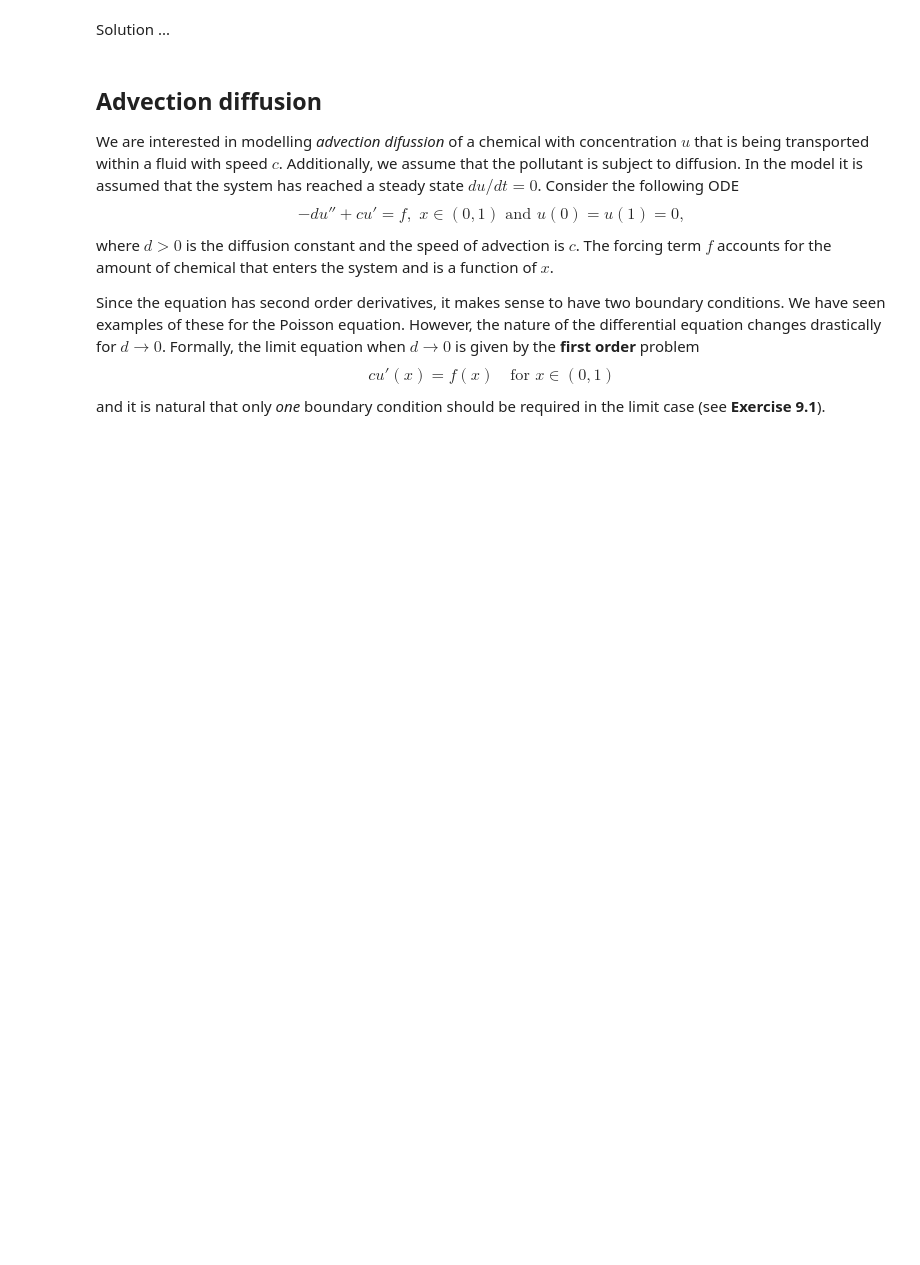
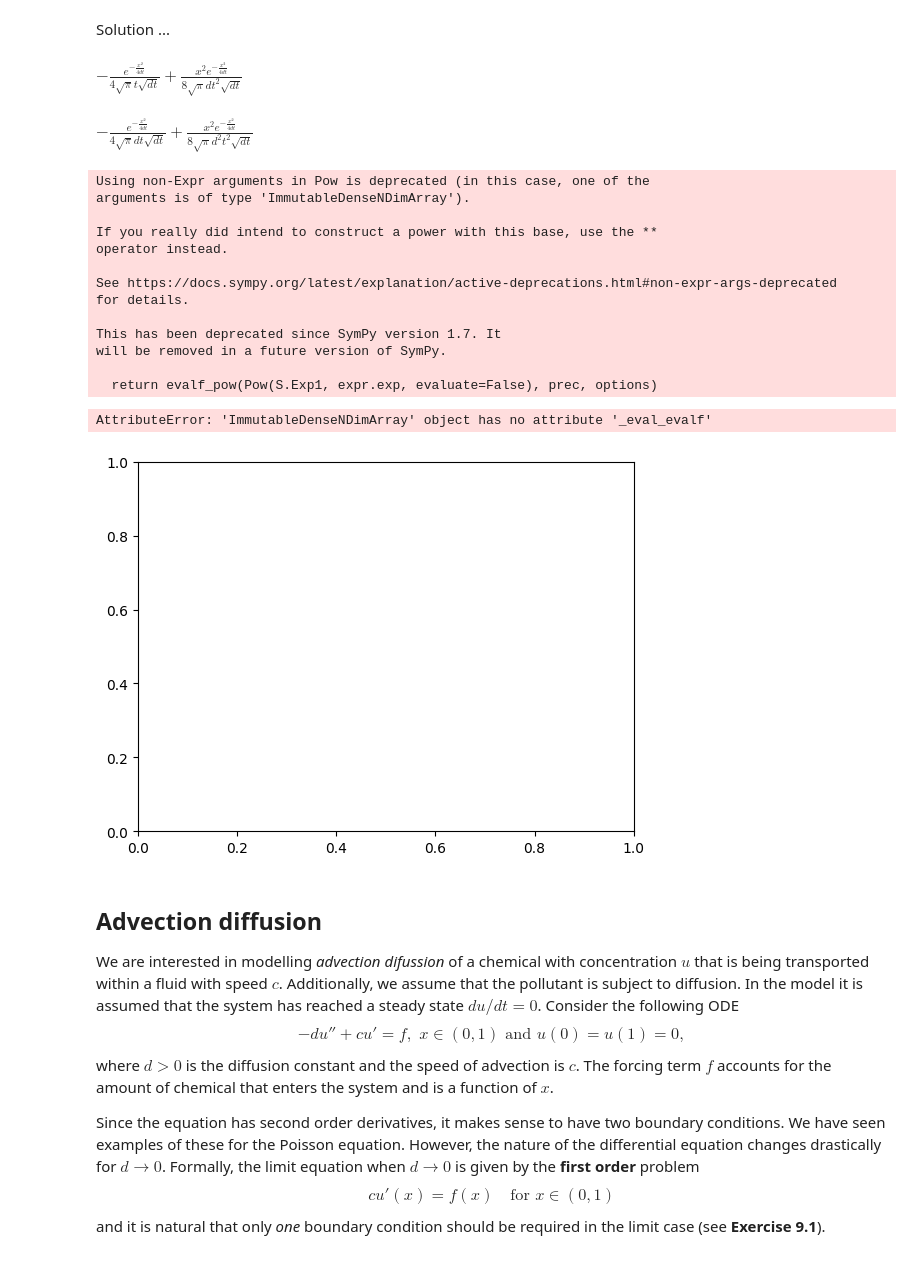
Before and after one commit to kalle6452/PDE, a Jupyter notebook: lab02.ipynb, the cells around one changed output. Cells and saved outputs as stored; diff of their text form; code cells hidden in the pictures; blank space fills up the shorter version.

```diff
--- a/lab02.ipynb
+++ b/lab02.ipynb
@@ -336,6 +359,42 @@ satisfies the PDE. In your derivation assume $t>0$.
 **2)** Observe the behavior of the sample in time. Plot the solution at $t=0.1,1,10.$
 # %% [markdown]
 Solution ...
+# %%
+y, a, k, t, x, d = sympy.symbols('y, a, k, t, x, d')
+f = (1/(sympy.sqrt(4*sympy.pi*d*t)))*sympy.exp((-(x)**2)/(4*d*t))
+dt = sympy.diff(f,t)
+dt
+# %% [output]
+$\displaystyle - \frac{e^{- \frac{x^{2}}{4 d t}}}{4 \sqrt{\pi} t \sqrt{d t}} + \frac{x^{2} e^{- \frac{x^{2}}{4 d t}}}{8 \sqrt{\pi} d t^{2} \sqrt{d t}}$
+# %%
+f = (1/(sympy.sqrt(4*sympy.pi*d*t)))*sympy.exp((-(x)**2)/(4*d*t))
+f = sympy.diff(f,x)
+dx = sympy.diff(f,x)
+dx
+# %% [output]
+$\displaystyle - \frac{e^{- \frac{x^{2}}{4 d t}}}{4 \sqrt{\pi} d t \sqrt{d t}} + \frac{x^{2} e^{- \frac{x^{2}}{4 d t}}}{8 \sqrt{\pi} d^{2} t^{2} \sqrt{d t}}$
+# %%
+x = np.linspace(-2,2)
+lista = [0.1,1,10]
+t = 0.1
+f = (1/(sympy.sqrt(4*sympy.pi*t)))*sympy.exp((-(x)**2)/(4*t))
+plt.plot(x,f)
+# %% [output]
+Using non-Expr arguments in Pow is deprecated (in this case, one of the
+arguments is of type 'ImmutableDenseNDimArray').
+
+If you really did intend to construct a power with this base, use the **
+operator instead.
+
+See https://docs.sympy.org/latest/explanation/active-deprecations.html#non-expr-args-deprecated
+for details.
+
+This has been deprecated since SymPy version 1.7. It
+will be removed in a future version of SymPy.
+
+  return evalf_pow(Pow(S.Exp1, expr.exp, evaluate=False), prec, options)
+AttributeError: 'ImmutableDenseNDimArray' object has no attribute '_eval_evalf'
+[figure, added]
 # %% [markdown]
 ## Advection diffusion
 
```
Also changed, not shown: parts of 5 cells of this notebook.
